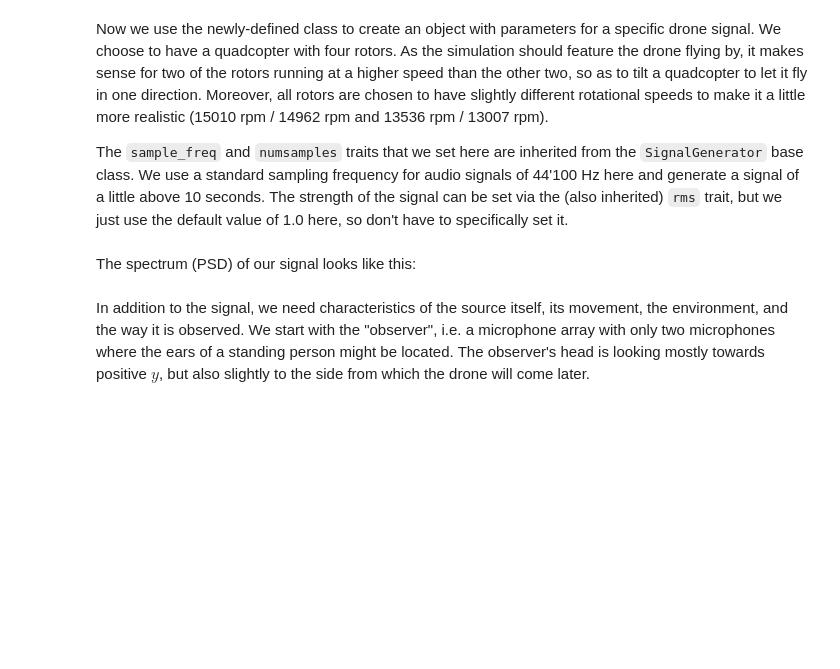
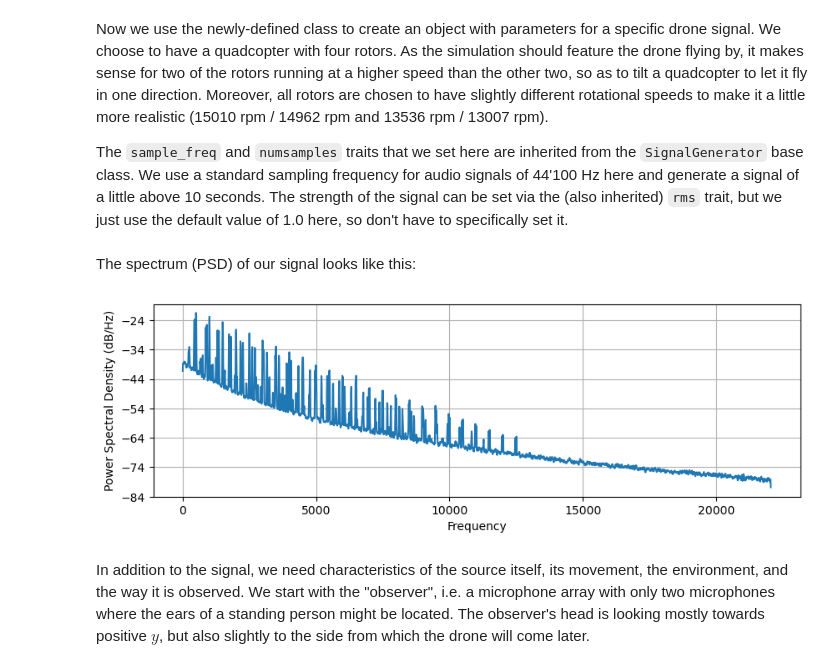
Before and after one commit to acoular/blog, a Jupyter notebook: _notebooks/2024-09-23-drone-auralization-example.ipynb, the cells around one changed output. Drawn from its saved outputs; the diff is of its cells as text; code cells hidden in the pictures; blank space fills up the shorter version.

Commit message:
include images in drone auralization example

```diff
--- a/_notebooks/2024-09-23-drone-auralization-example.ipynb
+++ b/_notebooks/2024-09-23-drone-auralization-example.ipynb
@@ -124,11 +124,13 @@ drone_signal = DroneSignalGenerator(rpm_list = [15010,14962,13536,13007],
 # %% [markdown]
 The spectrum (PSD) of our signal looks like this:
 # %%
-plt.figure(1)
+plt.figure(1,(10,3))
 plt.psd(drone_signal.signal(),
         Fs = f_sample,
         NFFT = 4096)
 plt.show()
+# %% [output]
+[figure, added]
 # %% [markdown]
 In addition to the signal, we need characteristics of the source itself, its movement, the environment, and the way it is observed.
 We start with the "observer", i.e. a microphone array with only two microphones where the ears of a standing person might be located.
```
Also changed, not shown: parts of 8 cells of this notebook, 1 other file.
